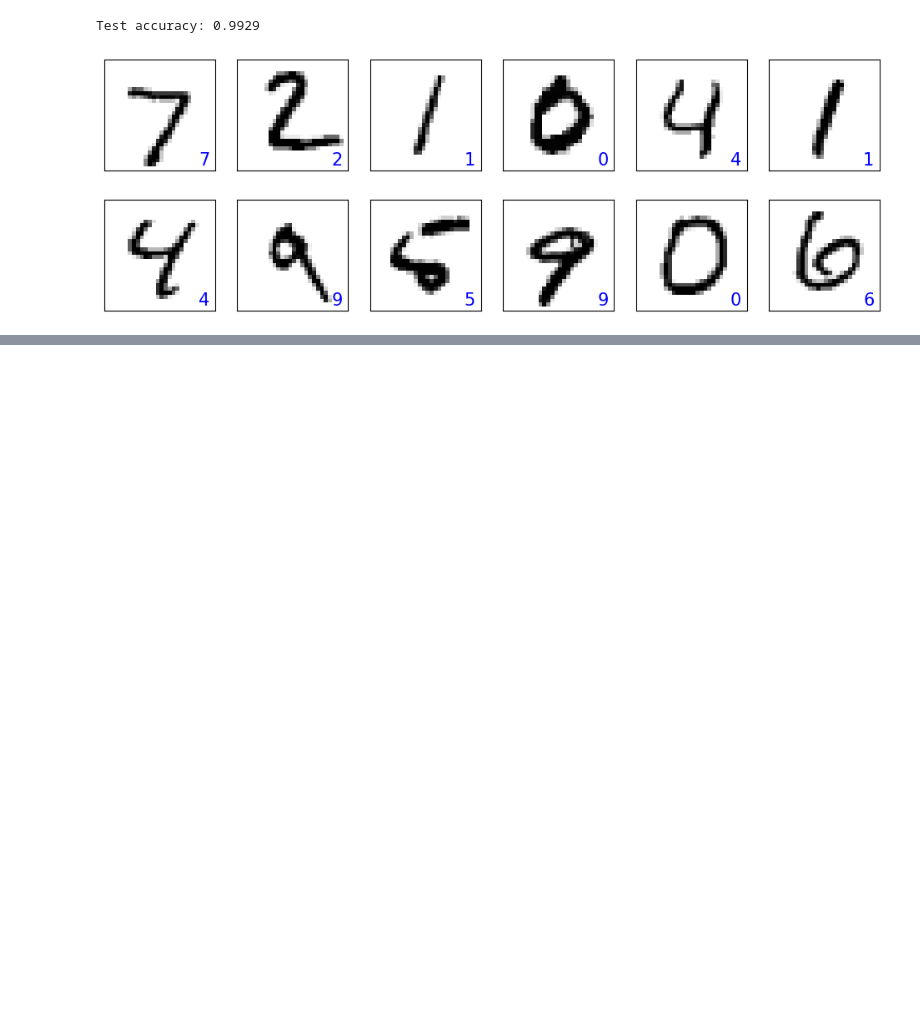
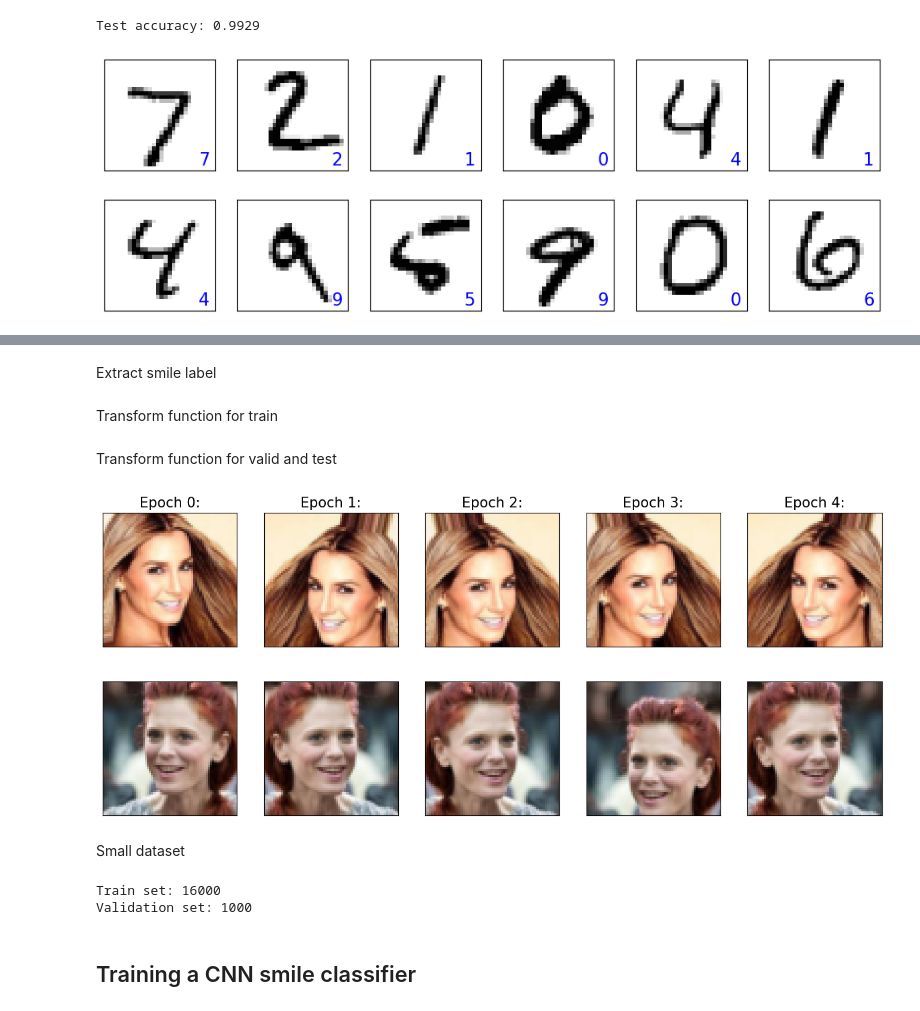
Before and after one commit to AlexeyMarg/ML_models, a Jupyter notebook: pytorch/10.CNN_image_classification.ipynb, the cells around one changed output, grey strips where cells are left out. Saved outputs shown, nothing was run; the diff lists cells and outputs as text; code cells hidden in the pictures; blank space fills up the shorter version.

```diff
--- a/pytorch/10.CNN_image_classification.ipynb
+++ b/pytorch/10.CNN_image_classification.ipynb
@@ -206,0 +317,15 @@ plt.show()
+# %% [markdown]
+Extract smile label
+# %%
+get_smile = lambda attr: attr[18]
+# %% [markdown]
+Transform function for train
+# %%
+transform_train = transforms.Compose([
+    transforms.RandomCrop([178, 178]),
+    transforms.RandomHorizontalFlip(),
+    transforms.Resize([64, 64]),
+    transforms.ToTensor(),
+])
+# %% [markdown]
+Transform function for valid and test
@@ -206,0 +338,30 @@ plt.show()
+# %%
+celeba_train_dataset = torchvision.datasets.CelebA(image_path, split='train', target_type='attr',
+                                                   download=False,
+                                                   transform=transform_train,
+                                                   target_transform=get_smile)
+torch.manual_seed(1)
+data_loader = DataLoader(celeba_train_dataset, batch_size=2)
+fig = plt.figure(figsize=(15, 6))
+
+num_epochs = 5
+for j in range(num_epochs):
+    img_batch, label_batch = next(iter(data_loader))
+    img = img_batch[0]
+    ax = fig.add_subplot(2, 5, j + 1)
+    ax.set_xticks([])
+    ax.set_yticks([])
+    ax.set_title(f'Epoch {j}:', size=15)
+    ax.imshow(img.permute(1, 2, 0))
+
+    img = img_batch[1]
+    ax = fig.add_subplot(2, 5, j + 6)
+    ax.set_xticks([])
+    ax.set_yticks([])
+    ax.imshow(img.permute(1, 2, 0))
+
+
+#plt.savefig('figures/14_16.png', dpi=300)
+plt.show()
+# %% [output]
+[figure, added]
@@ -206,0 +379,12 @@ plt.show()
+# %% [markdown]
+Small dataset
+# %%
+from torch.utils.data import Subset
+celeba_train_dataset = Subset(celeba_train_dataset, torch.arange(16000))
+celeba_valid_dataset = Subset(celeba_valid_dataset, torch.arange(1000))
+
+print('Train set:', len(celeba_train_dataset))
+print('Validation set:', len(celeba_valid_dataset))
+# %% [output]
+Train set: 16000
+Validation set: 1000
@@ -206,0 +398,2 @@ plt.show()
+# %% [markdown]
+## Training a CNN smile classifier
```
Also changed, not shown: parts of 24 cells of this notebook.
